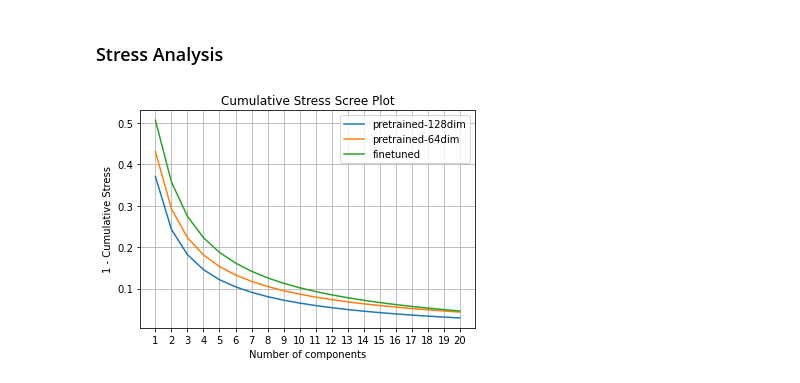
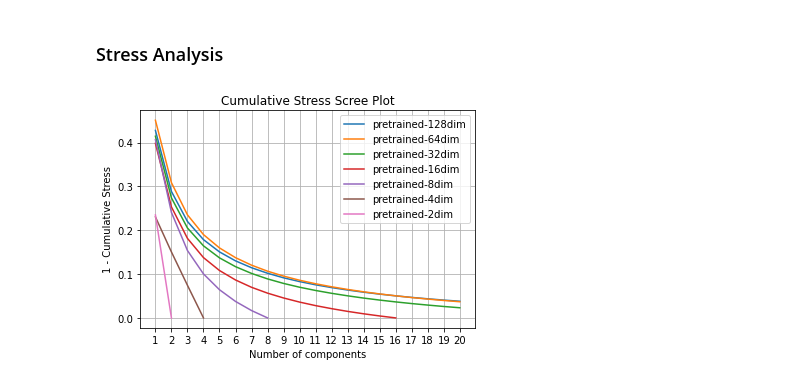
Before and after one commit to DLii-Research/setbert, a Jupyter notebook: notebooks/DNA Embedding Analysis.ipynb, the cells around one changed output. Cells and saved outputs as stored; diff of their text form; code cells hidden in the pictures.

```diff
--- a/notebooks/DNA Embedding Analysis.ipynb
+++ b/notebooks/DNA Embedding Analysis.ipynb
@@ -91,6 +89,6 @@ which were not seen during training.
 # %%
 SAMPLE_PATH = os.path.join(dataset_path, "test")
 # %%
-sample_files = find_shelves(SAMPLE_PATH)
+sample_files = find_dbs(SAMPLE_PATH)
 sample_files
 # %% [output]
@@ -112,15 +110,15 @@ KMER = dnabert_base.kmer
 rng = np.random.default_rng()
 # %%
 with strategy.scope():
-	embedded_subsamples = {name: {} for name in models}
-	for sample_file in sample_files:
-		# Remove the prefix path from the sample file
-		path = os.path.join(SAMPLE_PATH, sample_file)
+    embedded_subsamples = {name: {} for name in models}
+    for sample_file in sample_files:
+        # Remove the prefix path from the sample file
+        path = os.path.join(SAMPLE_PATH, sample_file)
 
-		# For now, use a DNA kmer-sequence generator to generate subsamples.
-		generator = DnaKmerSequenceGenerator([path], SEQUENCE_LENGTH, KMER, SUBSAMPLE_SIZE,
-											NUM_SUBSAMPLES_PER_SAMPLE, rng=rng)
+        # For now, use a DNA kmer-sequence generator to generate subsamples.
+        generator = DnaSequenceGenerator([path], SEQUENCE_LENGTH, KMER, SUBSAMPLE_SIZE,
+                                            NUM_SUBSAMPLES_PER_SAMPLE, rng=rng)
 
-		# Generate the embedded subsamples
-		for name, model in models.items():
-			embedded_subsamples[name][sample_file] = [model(subsample) for subsample in generator]
+        # Generate the embedded subsamples
+        for name, model in models.items():
+            embedded_subsamples[name][sample_file] = [model(subsample) for subsample in generator]
@@ -130,10 +130,10 @@ with strategy.scope():
 SAMPLE_FILE = sample_files[0]
 SUBSAMPLE_INDEX = 0
 # %%
-encoded_subsamples = {}
-for name, model in models.items():
-	encoded_subsamples[name] = model()
-pretrained_subsample = pretrained_samples[sample_files[SAMPLE_INDEX]][SUBSAMPLE_INDEX]
-finetuned_subsample = finetuned_samples[sample_files[SAMPLE_INDEX]][SUBSAMPLE_INDEX]
+# encoded_subsamples = {}
+# for name, model in models.items():
+#     encoded_subsamples[name] = model()
+# pretrained_subsample = pretrained_samples[sample_files[SAMPLE_INDEX]][SUBSAMPLE_INDEX]
+# finetuned_subsample = finetuned_samples[sample_files[SAMPLE_INDEX]][SUBSAMPLE_INDEX]
 # %%
 for model_name, subsamples in embedded_subsamples.items():
@@ -230,20 +246,23 @@ for i, (model_name, pca) in enumerate(mds_pcas.items()):
 DIMS = dnabert_base.embed_dim
 # %%
 stress_cdfs = {}
-for model_name, dist_matrix in dist_mats.items():
-	_, stress_cdfs[model_name] = mds_stress_analysis(dist_matrix, DIMS, seed=SEED, workers=WORKERS)
+for model_name, model in models.items():
+    dims = model.base.embed_dim
+    dist_matrix = dist_mats[model_name]
+    _, stress_cdfs[model_name] = mds_stress_analysis(dist_matrix, dims, seed=SEED, workers=WORKERS)
 # %%
 LIMIT = 20
 plt.figure()
-x_ticks = 1 + np.arange(len(list(stress_cdfs.values())[0][:LIMIT]))
 for model_name, stress_cdf in stress_cdfs.items():
-	plt.plot(x_ticks, stress_cdf[:LIMIT])
-plt.xticks(x_ticks)
+    cdf = stress_cdf[:LIMIT]
+    x_ticks = 1 + np.arange(len(cdf))
+    plt.plot(x_ticks, stress_cdf[:LIMIT])
+plt.xticks(1 + np.arange(LIMIT))
 plt.xlabel("Number of components")
 plt.ylabel("1 - Cumulative Stress")
 plt.legend(list(models.keys()))
 plt.title("Cumulative Stress Scree Plot")
 plt.grid()
 plt.show()
 # %% [output]
-[figure, old version]
+[figure, new version]
```
Also changed, not shown: parts of 18 cells of this notebook, 12 other files.
